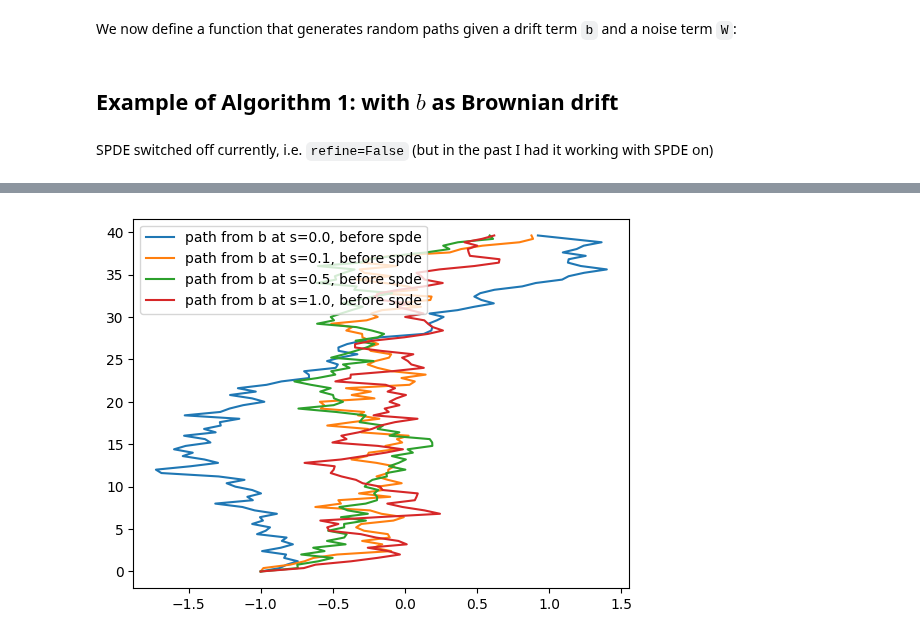
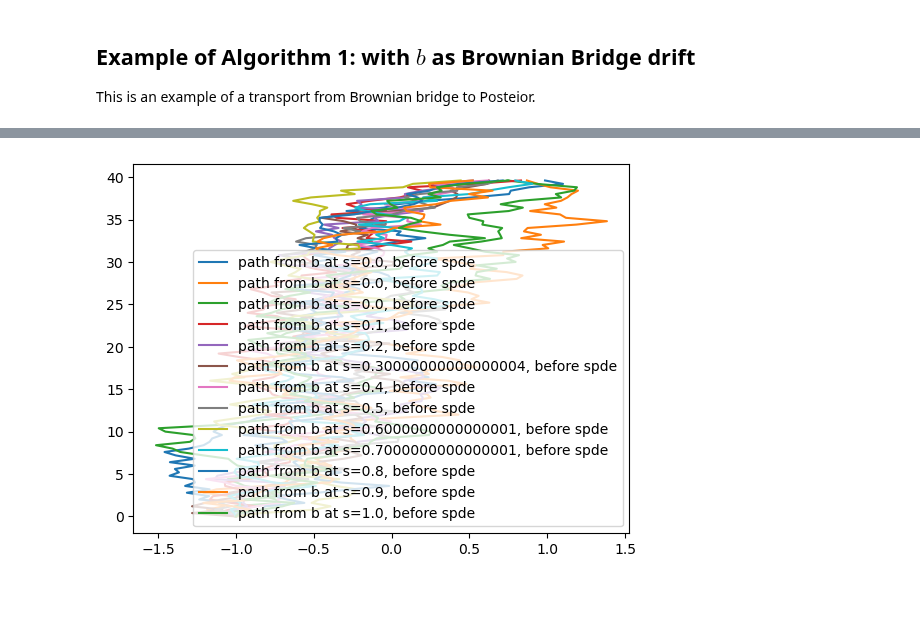
Before and after one commit to reubenharry/path_sampling, a Jupyter notebook: notebooks/notebook_2.ipynb, the cells around one changed output, grey strips where cells are left out. Drawn from its saved outputs; the diff is of its cells as text; code cells hidden in the pictures; blank space fills up the shorter version.

```diff
--- a/notebooks/notebook_2.ipynb
+++ b/notebooks/notebook_2.ipynb
@@ -13,10 +15,8 @@ import scipy
 from functools import partial
 from path_sampling import dfdt, div_f, update_non_amortized
 from path_sampling import make_double_well_potential, sample_sde
-# %% [markdown]
-We now define a function that generates random paths given a drift term `b` and a noise term `W`:
 # %% [markdown]
-## Example of Algorithm 1: with $b$ as Brownian drift
+## Example of Algorithm 1: with $b$ as Brownian Bridge drift
+
+This is an example of a transport from Brownian bridge to Posteior.
-# %% [markdown]
-SPDE switched off currently, i.e. `refine=False` (but in the past I had it working with SPDE on)
 # %%
@@ -25,14 +26,16 @@ potential = make_double_well_potential(v=5.0)
 def uref(x, t):
     return -jax.grad(potential)(x)
 # %%
-# key = jax.random.key(0)
+key = jax.random.key(0)
 
-hyperparams = {'dt': 0.01, 'num_steps': 100, 'num_training_steps' : 1000, 'batch_size' :200}
+hyperparams = {'dt': 0.01, 'num_steps': 100, 'num_training_steps' : 500, 'batch_size' :500}
 
-brownian_bridge_drift = lambda x,t: (1 - x)/(1-t)
+brownian_bridge_drift = lambda x,t: (1.0 - x)/(1-t)
 
 ndims = 1
 
+
+# likelihood function
 def make_J_brownian_bridge(dt, V):
     def J_brownian_bridge(x, y):
         nabla_V = jax.grad(V)
@@ -42,26 +45,27 @@ def make_J_brownian_bridge(dt, V):
 
 
 key = jax.random.key(0)
+
 # b = uref # initialize b as uref
-schedule = [0.1,0.5, 1.0] # , 0.2, 0.3, 0.4, 0.5, 0.6, 0.7, 0.8, 0.9, 1.0]
+schedule = np.linspace(0,1,11)
 
-rho = lambda key: jnp.zeros((ndims,))-1.
+rho = lambda key: jnp.zeros((ndims,))-1.   #initialization
 W = lambda _, key: jnp.sqrt(2)*jax.random.normal(key, shape=(ndims,))
 
 V = make_double_well_potential(v=5.0)
 b = brownian_bridge_drift
 A_TH = 0
+
 for i, s in enumerate(schedule):
 
     key = jax.random.fold_in(key, i)
-    run_key, nn_key = jax.random.split(key)
 
+    nn_key, run_key = jax.random.split(key)
+    dbds = MLP([3,30,20,10,1], key=nn_key)
 
-
-    dbds = MLP([3,20,20,1], key=nn_key)
     b, A = update_non_amortized(
-        V=V,
-        b=b, # lambda x, t : jnp.array([0.0]),
+        V=V,   # not used with SPDE off
+        b=b,   # prior drift
         J=make_J_brownian_bridge(hyperparams['dt'], V),
         prior='brownian',
         dbds=dbds,
@@ -72,19 +76,5 @@ for i, s in enumerate(schedule):
         A_TH=A_TH,
         refine=False
     )
-
-    # dbds, A = update(
-    #     V=V,
-    #     uref=b, # lambda x, t : jnp.array([0.0]),
-    #     J=make_J_brownian_bridge(hyperparams['dt'], V),
-    #     prior='brownian',
-    #     dbds=dbds,
-    #     hyperparams=hyperparams,
-    #     key=key,
-    #     schedule=schedule,
-    #     i=i,
-    #     A=A_TH,
-    #     refine=False
-    # )
 # %% [output]
 s:  0.0
@@ -96 +97 @@ Train loss: 12.207196235656738
-[figure, old version]
+[figure, new version]
```
Also changed, not shown: parts of 5 cells of this notebook.
